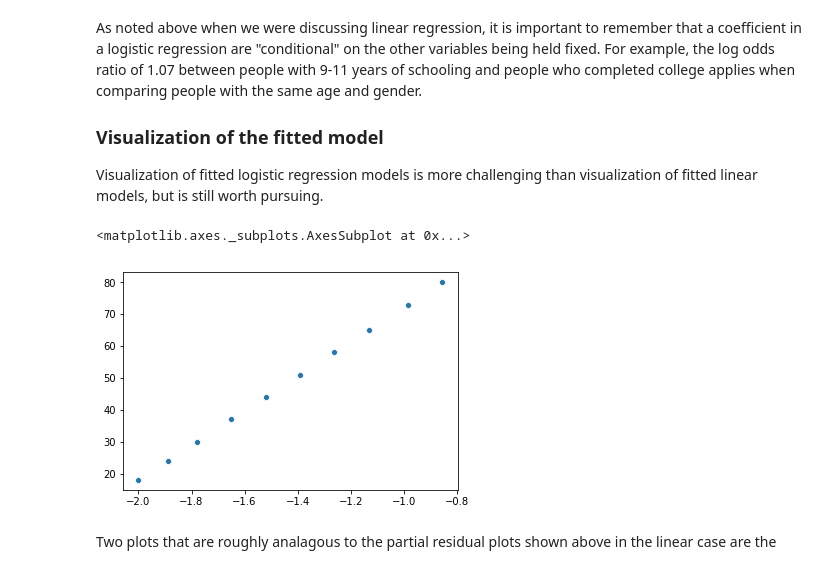
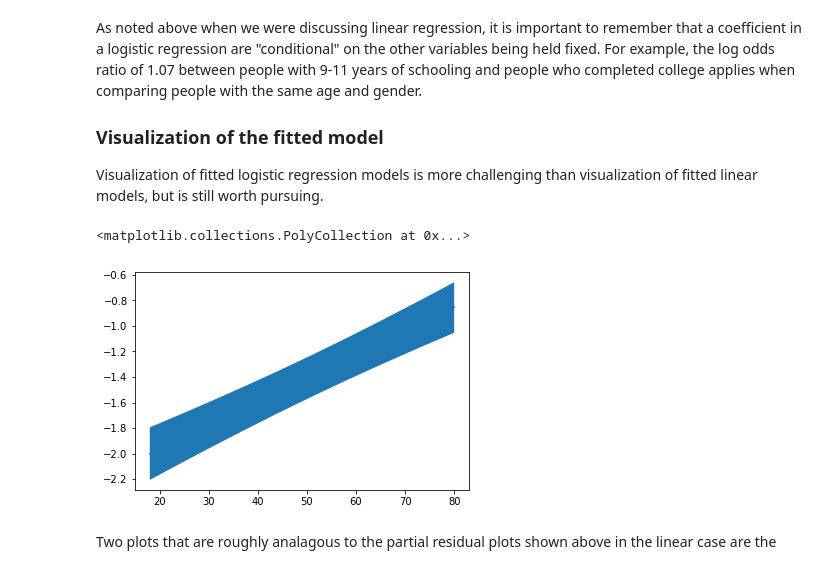
Before and after one commit to kshedden/statswpy_temp, a Jupyter notebook: week2.ipynb, the cells around one changed output. Saved outputs shown, nothing was run; the diff lists cells and outputs as text; code cells hidden in the pictures.

```diff
--- a/week2.ipynb
+++ b/week2.ipynb
@@ -668,14 +668,15 @@ of fitted linear models, but is still worth pursuing.
 # %%
 from statsmodels.sandbox.predict_functional import predict_functional
 values = {"RIAGENDRx": "Female", "DMDEDUC2x": "College"}
 
 pr, cb, fv = predict_functional(result, "RIDAGEYR",
                 values=values, ci_method="simultaneous")
 
-sns.scatterplot(pr, fv)
+ax = sns.lineplot(fv, pr)
+ax.fill_between(fv, cb[:, 0], cb[:, 1])
 # %% [output]
-<matplotlib.axes._subplots.AxesSubplot at 0x...>
+<matplotlib.collections.PolyCollection at 0x...>
-[figure, old version]
+[figure, new version]
 # %% [markdown]
 Two plots
 that are roughly analagous to the partial residual plots shown
```
Also changed, not shown: parts of 6 cells of this notebook.
